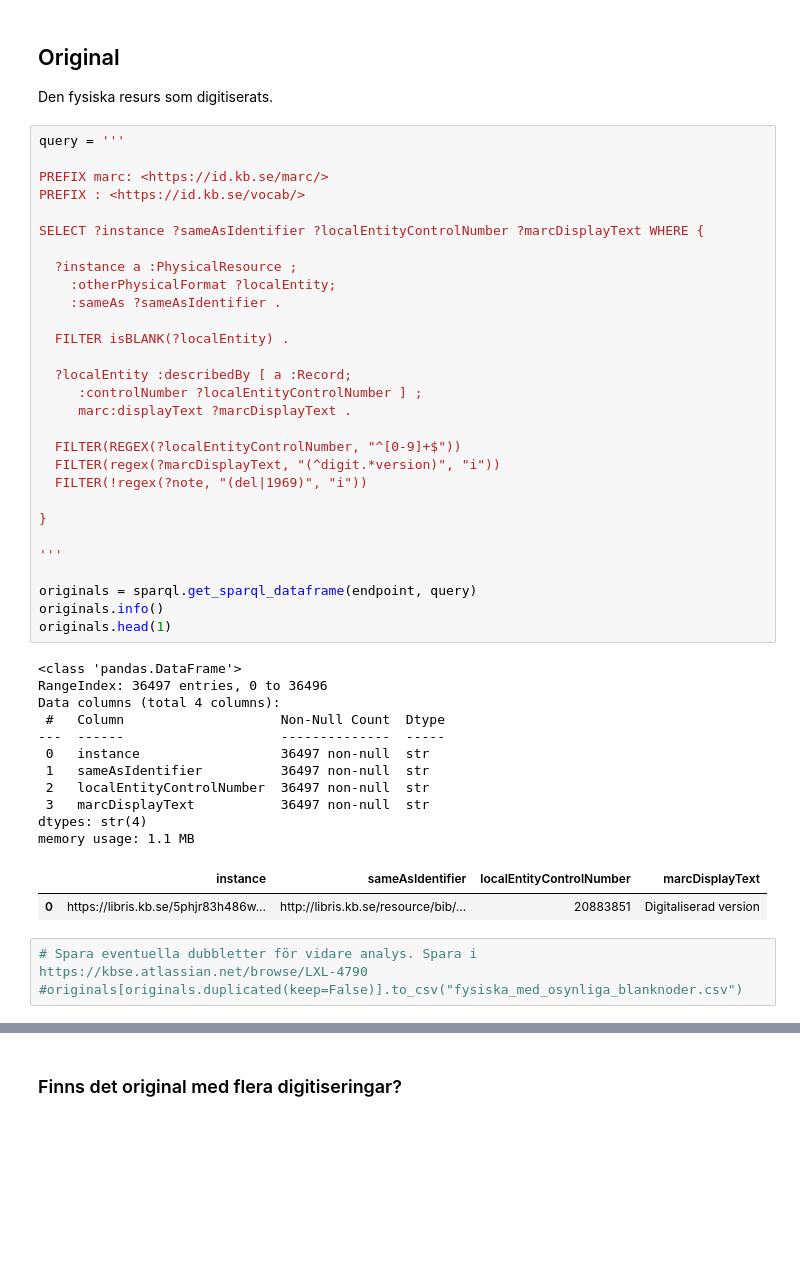
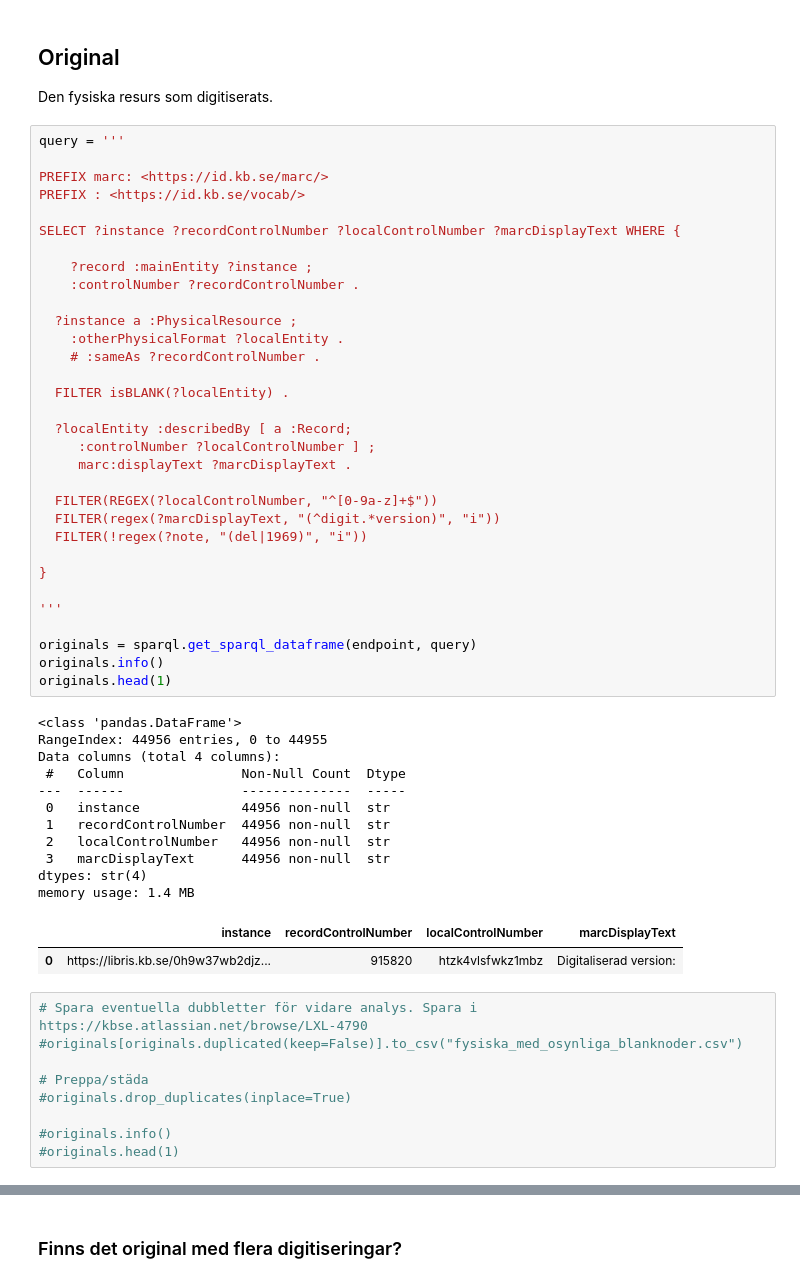
Before and after one commit to libris/librisxl, a Jupyter notebook: whelktool/scripts/cleanups/2026/05/fmt-548/digitiseringar_och_original_med_otherPhysicalFormat.ipynb, the cells around one changed output, grey strips where cells are left out. Cells and saved outputs as stored; diff of their text form; blank space fills up the shorter version.

```diff
--- a/whelktool/scripts/cleanups/2026/05/fmt-548/digitiseringar_och_original_med_otherPhysicalFormat.ipynb
+++ b/whelktool/scripts/cleanups/2026/05/fmt-548/digitiseringar_och_original_med_otherPhysicalFormat.ipynb
@@ -121,46 +109,55 @@ Den fysiska resurs som digitiserats.
 # %%
 query = '''
 
 PREFIX marc: <https://id.kb.se/marc/>
 PREFIX : <https://id.kb.se/vocab/>
 
-SELECT ?instance ?sameAsIdentifier ?localEntityControlNumber ?marcDisplayText WHERE {
+SELECT ?instance ?recordControlNumber ?localControlNumber ?marcDisplayText WHERE {
+
+	?record :mainEntity ?instance ;
+    :controlNumber ?recordControlNumber .
 
   ?instance a :PhysicalResource ;
-    :otherPhysicalFormat ?localEntity;
-    :sameAs ?sameAsIdentifier .
+    :otherPhysicalFormat ?localEntity .
+    # :sameAs ?recordControlNumber .
 
   FILTER isBLANK(?localEntity) .
 
   ?localEntity :describedBy [ a :Record;
-     :controlNumber ?localEntityControlNumber ] ;
+     :controlNumber ?localControlNumber ] ;
      marc:displayText ?marcDisplayText .
 
-  FILTER(REGEX(?localEntityControlNumber, "^[0-9]+$"))
+  FILTER(REGEX(?localControlNumber, "^[0-9a-z]+$"))
   FILTER(regex(?marcDisplayText, "(^digit.*version)", "i"))
   FILTER(!regex(?note, "(del|1969)", "i"))
 
 }
 
 '''
 
 originals = sparql.get_sparql_dataframe(endpoint, query)
 originals.info()
 originals.head(1)
 # %% [output]
 <class 'pandas.DataFrame'>
-RangeIndex: 36497 entries, 0 to 36496
+RangeIndex: 44956 entries, 0 to 44955
 Data columns (total 4 columns):
- #   Column                    Non-Null Count  Dtype
----  ------                    --------------  -----
- 0   instance                  36497 non-null  str
- 1   sameAsIdentifier          36497 non-null  str
- 2   localEntityControlNumber  36497 non-null  str
- 3   marcDisplayText           36497 non-null  str
+ #   Column               Non-Null Count  Dtype
+---  ------               --------------  -----
+ 0   instance             44956 non-null  str
+ 1   recordControlNumber  44956 non-null  str
+ 2   localControlNumber   44956 non-null  str
+ 3   marcDisplayText      44956 non-null  str
 dtypes: str(4)
-memory usage: 1.1 MB
+memory usage: 1.4 MB
-|  | instance | sameAsIdentifier | localEntityControlNumber | marcDisplayText |
-| 0 | https://libris.kb.se/5phjr83h486w... | http://libris.kb.se/resource/bib/... | 20883851 | Digitaliserad version |
+|  | instance | recordControlNumber | localControlNumber | marcDisplayText |
+| 0 | https://libris.kb.se/0h9w37wb2djz... | 915820 | htzk4vlsfwkz1mbz | Digitaliserad version: |
 # %%
 # Spara eventuella dubbletter för vidare analys. Spara i https://kbse.atlassian.net/browse/LXL-4790
 #originals[originals.duplicated(keep=False)].to_csv("fysiska_med_osynliga_blanknoder.csv")
+
+# Preppa/städa
+#originals.drop_duplicates(inplace=True)
+
+#originals.info()
+#originals.head(1)
```
Also changed, not shown: parts of 16 cells of this notebook, 2 other files.
